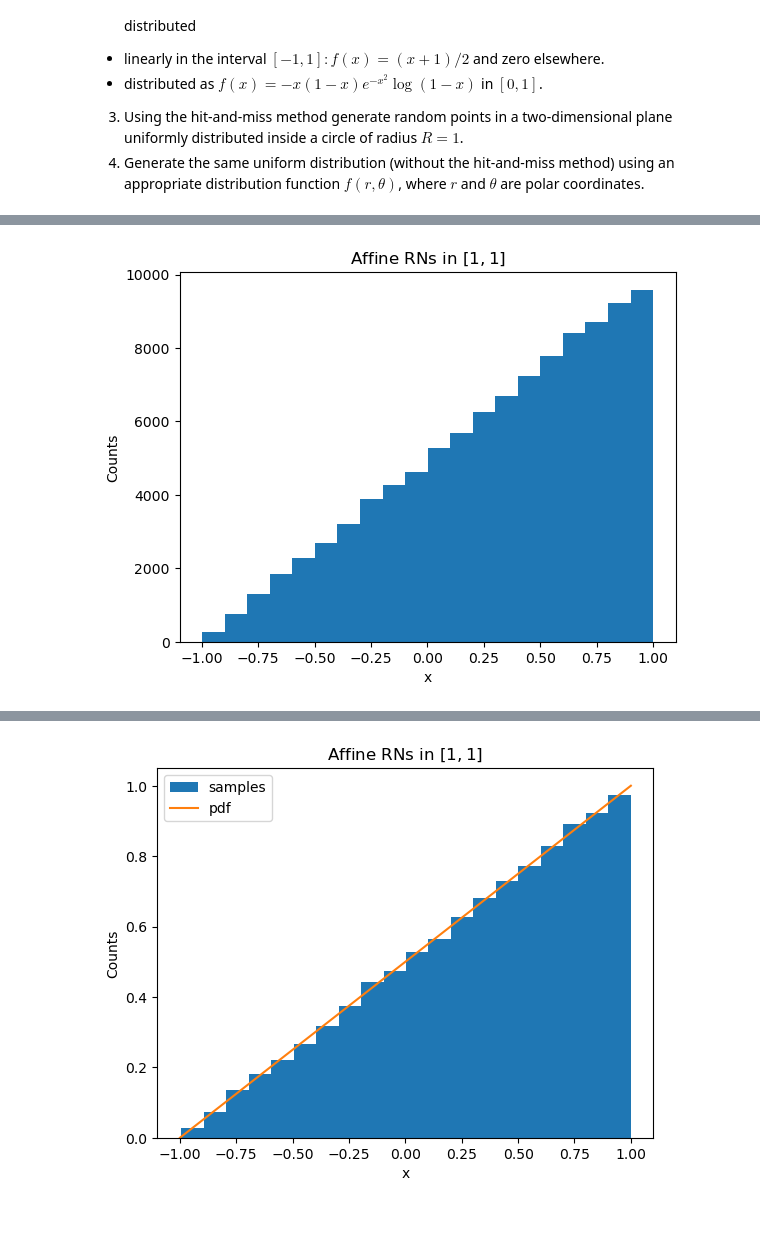
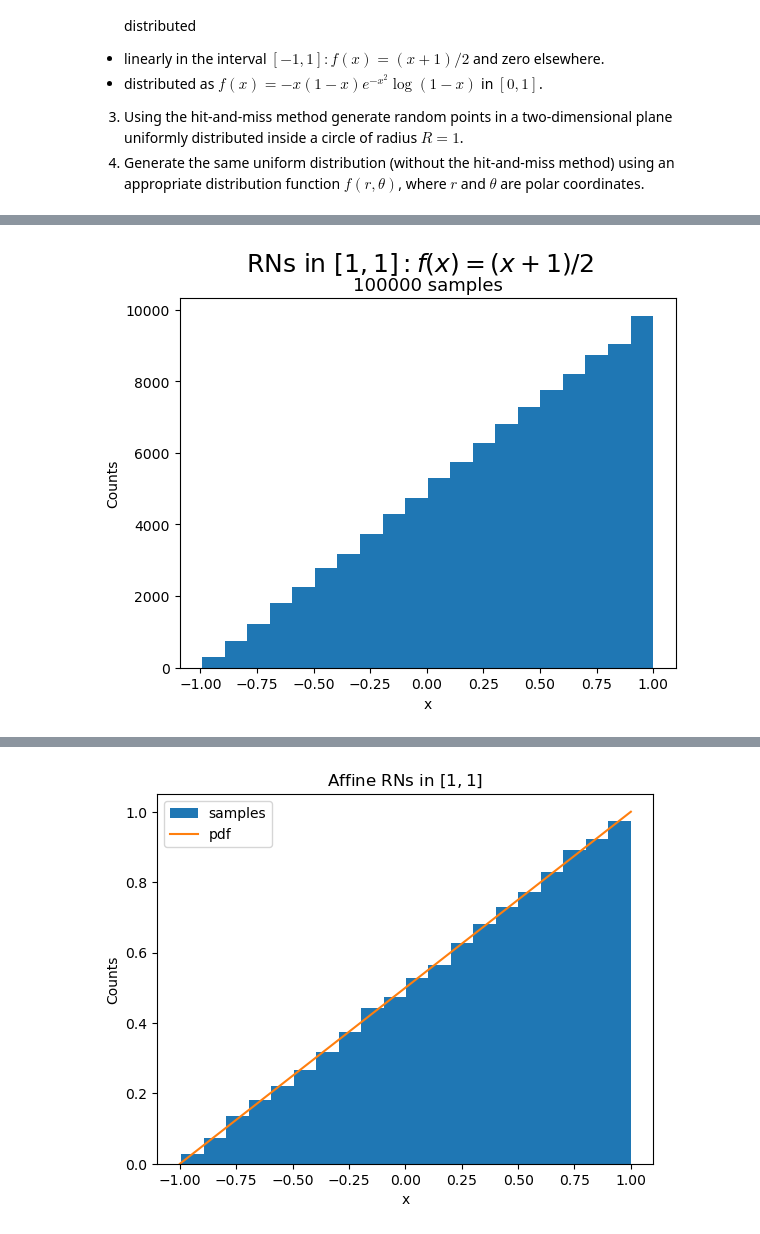
Before and after one commit to BertDepoorter/Monte-Carlo-Methods, a Jupyter notebook: Exercises_1_to_4.ipynb, the cells around one changed output, grey strips where cells are left out. Drawn from its saved outputs; the diff is of its cells as text; code cells hidden in the pictures.

```diff
--- a/Exercises_1_to_4.ipynb
+++ b/Exercises_1_to_4.ipynb
@@ -71,0 +76,25 @@ plt.show()
+# %%
+n_sam = 100000
+
+def exp_RN(n):
+    # Generate n uniform random numbers between 0 and 1
+    URN = np.random.uniform(0, 1, n)
+
+    # inverse CDF transformation
+    random_numbers = -np.log(1 - URN)
+    return random_numbers
+random_points = exp_RN(n_sam)
+
+def f(x):
+    return np.exp(-x)
+x = np.linspace(0, 15, 1000)
+
+plt.plot(x, f(x), color='red', label='Distribution')
+plt.hist(random_points, 25, density=True, label='Samples')
+plt.suptitle(r"Exponential RNs in $[0,+\infty)$", fontsize=18)
+plt.title(str(n_sam)+' samples, normalised', fontsize=13)
+plt.ylabel('Counts')
+plt.xlabel('sampled x-value')
+plt.legend()
+plt.savefig('Plots/exponentialRNG_hist_density.png', dpi=200)
+plt.show()
@@ -72,21 +103,27 @@ plt.show()
 # %%
 # 1 using Uniform RNs, generate non-uniform RNGs using inverse cumulative distribution function
 # exponentially in R+
 n_sam = 100000
 
 def aff_RN(n):
     # Generate n uniform random numbers between 0 and 1
     URN = np.random.uniform(0, 1, n)
 
     # inverse CDF transformation
     random_numbers = np.sqrt(4*URN)-1
     return random_numbers
 random_points = aff_RN(n_sam)
 
+def f(x):
+    return (x+1)/2
+x = np.linspace(-1, 1, 1000)
+
 plt.hist(random_points, 20)
-plt.title(r"Affine RNs in $[1,1]$")
+plt.suptitle(r"RNs in $[1,1]: f(x) = (x+1)/2$", fontsize=18)
+plt.title(str(n_sam)+' samples', fontsize=13)
 plt.ylabel('Counts')
 plt.xlabel('x')
+plt.savefig('Plots/exponentialRNG_hist.png', dpi=200)
 plt.show()
 # %% [output]
-[figure, old version]
+[figure, new version]
```
Also changed, not shown: parts of 14 cells of this notebook, 9 other files.
